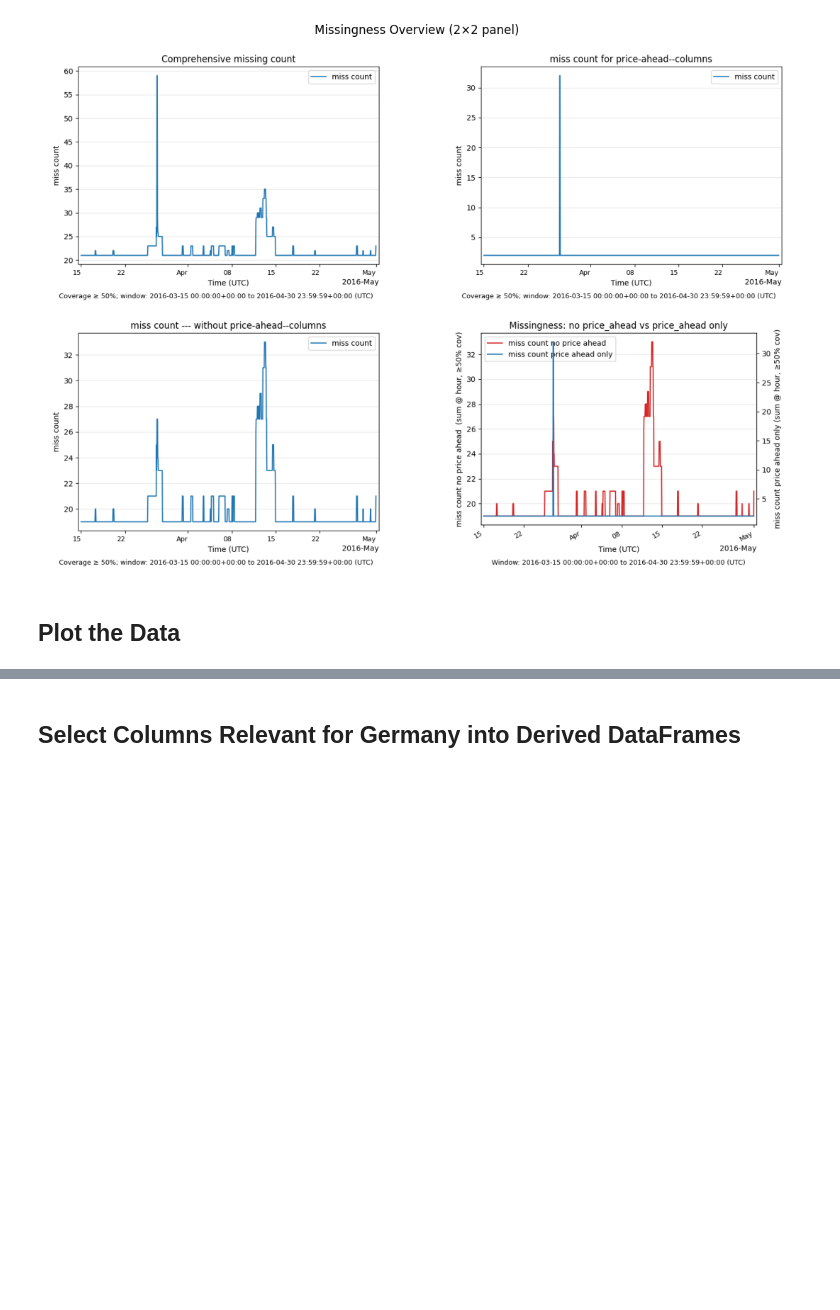
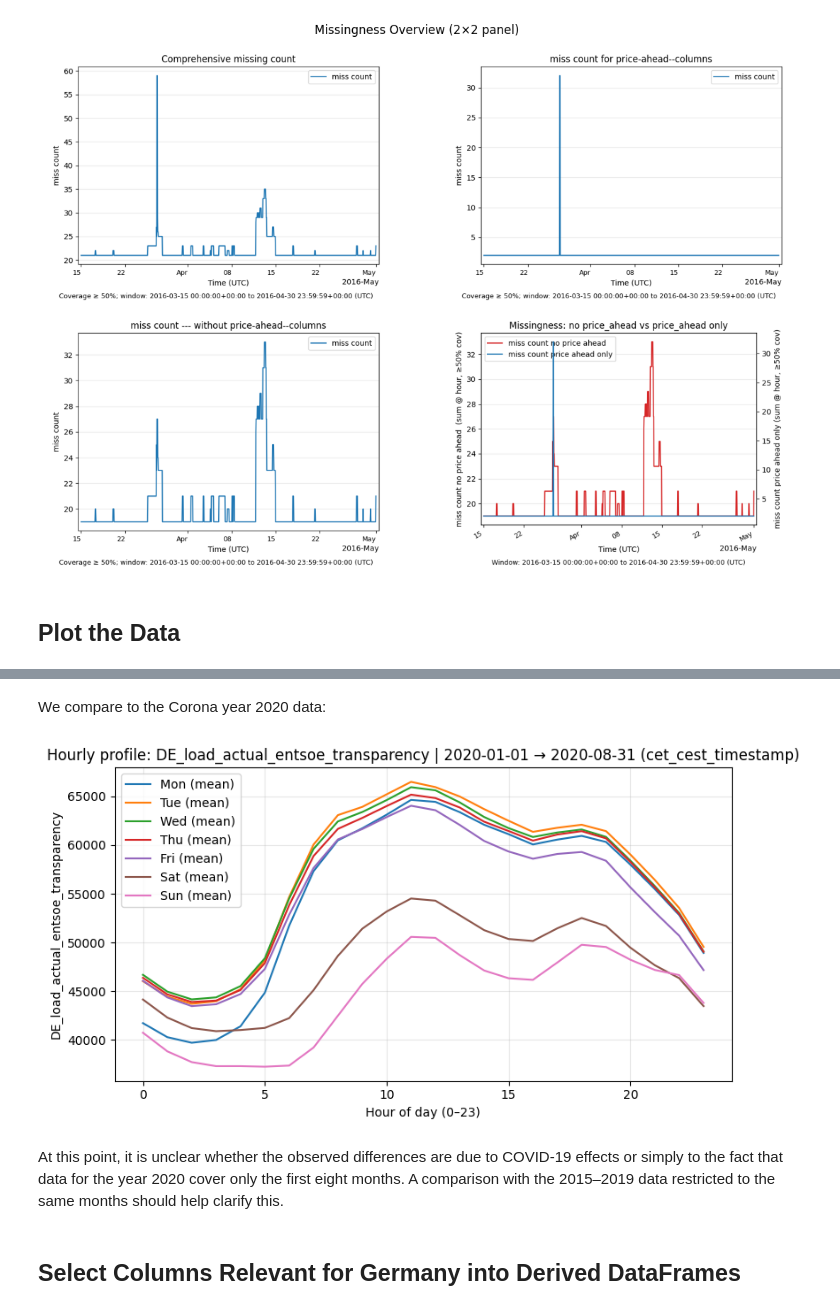
Before and after one commit to F-Skorz/electricity-demand-project, a Jupyter notebook: notebooks/01_OPSD_EDA.ipynb, the cells around one changed output, grey strips where cells are left out. Drawn from its saved outputs; the diff is of its cells as text; code cells hidden in the pictures; blank space fills up the shorter version.

```diff
--- a/notebooks/01_OPSD_EDA.ipynb
+++ b/notebooks/01_OPSD_EDA.ipynb
@@ -1019,3 +1098,81 @@ plt.show()
+# %% [markdown]
+We compare to the Corona year 2020 data:
+# %%
+# Choose the DataFrame and column to analyze (example: national load)
+df = OPSD_60min_df  # or your merged df; must include the timestamp columns
+value_col = "DE_load_actual_entsoe_transparency"
+
+# Time window and timestamp choice
+start = "2020-01-01"
+end   = "2020-08-31"
+ts_col = "cet_cest_timestamp"  # or "utc_timestamp"
+
+# Build masks
+mon_mask = fga.make_weekday_mask(df, ts_col, weekdays=(0,))  # Mon
+tue_mask = fga.make_weekday_mask(df, ts_col, weekdays=(1,))  # Tue
+wed_mask = fga.make_weekday_mask(df, ts_col, weekdays=(2,))  # Wed
+thu_mask = fga.make_weekday_mask(df, ts_col, weekdays=(3,))  # Thu
+fri_mask   = fga.make_weekday_mask(df, ts_col, weekdays=(4,))    # Fri
+sat_mask   = fga.make_weekday_mask(df, ts_col, weekdays=(5,))    # Sat
+sun_mask   = fga.make_weekday_mask(df, ts_col, weekdays=(6,))    # Sun
+
+# Compute profiles (mean by default), dropping DST switch dates for local time
+mon_prof, mon_meta = fga.aggregate_hourly_profile(
+    df, value_col, start, end, ts_col=ts_col, agg="mean",
+    mask=mon_mask, drop_dst_switch_dates=True, return_counts=True
+)
+
+tue_prof, tue_meta = fga.aggregate_hourly_profile(
+    df, value_col, start, end, ts_col=ts_col, agg="mean",
+    mask=tue_mask, drop_dst_switch_dates=True, return_counts=True
+)
+
+wed_prof, wed_meta = fga.aggregate_hourly_profile(
+    df, value_col, start, end, ts_col=ts_col, agg="mean",
+    mask=wed_mask, drop_dst_switch_dates=True, return_counts=True
+)
+
+thu_prof, thu_meta = fga.aggregate_hourly_profile(
+    df, value_col, start, end, ts_col=ts_col, agg="mean",
+    mask=thu_mask, drop_dst_switch_dates=True, return_counts=True
+)
+
+fri_prof, fri_meta = fga.aggregate_hourly_profile(
+    df, value_col, start, end, ts_col=ts_col, agg="mean",
+    mask=fri_mask, drop_dst_switch_dates=True, return_counts=True
+)
+
+sat_prof, sat_meta = fga.aggregate_hourly_profile(
+    df, value_col, start, end, ts_col=ts_col, agg="mean",
+    mask=sat_mask, drop_dst_switch_dates=True, return_counts=True
+)
+
+sun_prof, sun_meta = fga.aggregate_hourly_profile(
+    df, value_col, start, end, ts_col=ts_col, agg="mean",
+    mask=sun_mask, drop_dst_switch_dates=True, return_counts=True
+)
+
+# Plot (matplotlib, one figure, default styles; hours are 0..23)
+plt.figure(figsize=(8, 4.5))
+plt.plot(mon_prof["hour"], mon_prof["value"], label="Mon (mean)")
+plt.plot(tue_prof["hour"], tue_prof["value"], label="Tue (mean)")
+plt.plot(wed_prof["hour"], wed_prof["value"], label="Wed (mean)")
+plt.plot(thu_prof["hour"], thu_prof["value"], label="Thu (mean)")
+plt.plot(fri_prof["hour"], fri_prof["value"], label="Fri (mean)")
+plt.plot(sat_prof["hour"], sat_prof["value"], label="Sat (mean)")
+plt.plot(sun_prof["hour"], sun_prof["value"], label="Sun (mean)")
+
+plt.xlabel("Hour of day (0–23)")
+plt.ylabel(value_col)
+plt.title(f"Hourly profile: {value_col} | {start} → {end} ({ts_col})")
+plt.legend()
+plt.grid(True, alpha=0.3)
+plt.tight_layout()
+plt.show()
+# %% [output]
+[figure, added]
+# %% [markdown]
+At this point, it is unclear whether the observed differences are due to COVID-19 effects or simply to the fact that data for the year 2020 cover only the first eight months. A comparison with the 2015–2019 data restricted to the same months should help clarify this.
 # %% [markdown]
 <h2>Select Columns Relevant for Germany into Derived DataFrames</h2>
 # %% [markdown]
```
Also changed, not shown: parts of 8 cells of this notebook, 4 other files.
